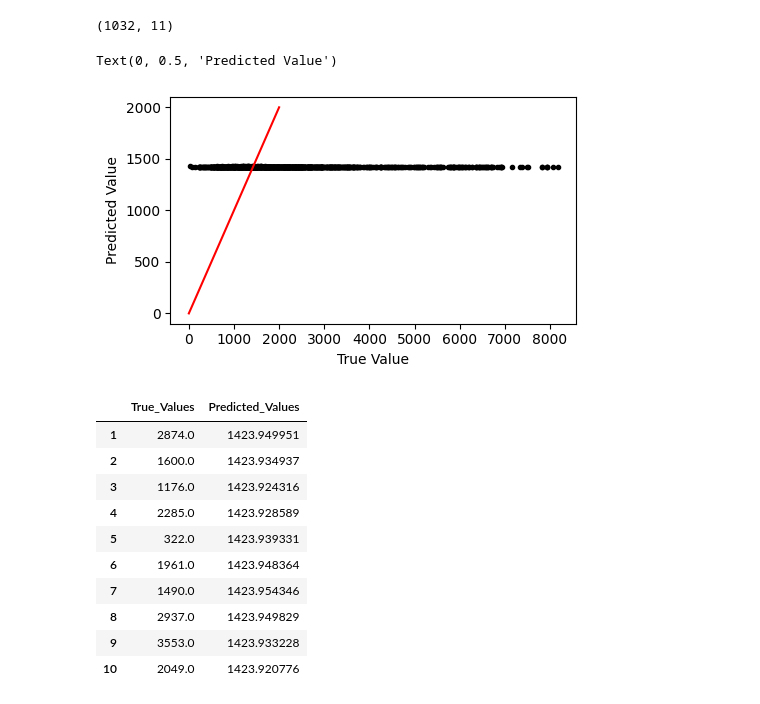
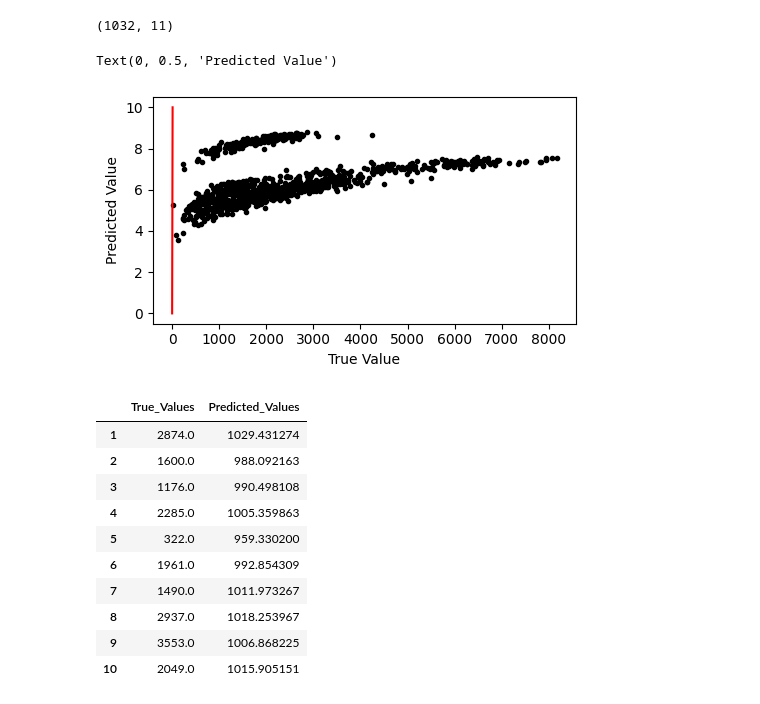
Before and after one commit to yadavrishikesh/BayesNF, a Jupyter notebook: BayesNF_on_EcoCounter_bike.ipynb, the cells around one changed output. Cells and saved outputs as stored; diff of their text form; code cells hidden in the pictures.

```diff
--- a/BayesNF_on_EcoCounter_bike.ipynb
+++ b/BayesNF_on_EcoCounter_bike.ipynb
@@ -68,0 +40,3 @@ plt.gca().spines[['top', 'right',]].set_visible(False)
+# %%
+df_train_log= df_train.copy()
+df_train_log['response'] = np.log1p(df_train_log['response'])
@@ -75,7 +63,7 @@ model = BayesianNeuralFieldMAP(
   freq='D',
   seasonality_periods=['W'], # weekly seasonality
   num_seasonal_harmonics=[2], # 2 harmonics
-  feature_cols=['datetime', 'lat', 'lon', 'elev'	'walkscore', 'num_ppo',	'temp',	'precp', 'visbl',	'wsp'], # time, spatial 1, ..., spatial n
+  feature_cols=['datetime', 'lat', 'lon', 'elev',	'walkscore', 'num_ppo',	'temp',	'precp', 'visbl',	'wsp'], # time, spatial 1, ..., spatial n
   target_col='response',
   observation_model='NORMAL',
   timetype='index'
@@ -83,7 +71,7 @@ model = BayesianNeuralFieldMAP(
 # %%
 # Train MAP ensemble
 model = model.fit(
-    df_train,
+    df_train_log, #df_train,
     seed=jax.random.PRNGKey(0),
     ensemble_size=5,
     num_epochs=500,
@@ -111,6 +99,9 @@ df_test.shape
 df_test_cleaned = df_test.dropna(subset=['response'])
 # Verify that there are no more NA values in any column
 print(df_test_cleaned.isnull().sum())
+
+df_test_cleaned_log= df_test_cleaned.copy()
+df_test_cleaned_log['response']= np.log1p(df_test_cleaned_log['response'])
 # %% [output]
 datetime     0
 elev         0
@@ -136,26 +127,26 @@ df_test_cleaned.shape
 (1032, 11)
 # %%
 fig, ax = plt.subplots(figsize=(5,3), tight_layout=True)
-ax.scatter(df_test_cleaned.response, yhat_quantiles[1], marker='.', color='k')
-ax.plot([0, 2000], [0, 2000], color='red')
+ax.scatter(df_test_cleaned_log.response, yhat_quantiles[1], marker='.', color='k')
+ax.plot([0, 10], [0, 10], color='red')
 ax.set_xlabel('True Value')
 ax.set_ylabel('Predicted Value')
 # %% [output]
 Text(0, 0.5, 'Predicted Value')
-[figure, old version]
+[figure, new version]
 # %%
 predictions_df = pd.DataFrame({'True_Values': df_test_cleaned.response,
                                'Predicted_Values': yhat_quantiles[1]})
 predictions_df.head(10)
 # %% [output]
 |  | True_Values | Predicted_Values |
-| 1 | 2874.0 | 1423.949951 |
-| 2 | 1600.0 | 1423.934937 |
-| 3 | 1176.0 | 1423.924316 |
-| 4 | 2285.0 | 1423.928589 |
-| 5 | 322.0 | 1423.939331 |
-| 6 | 1961.0 | 1423.948364 |
-| 7 | 1490.0 | 1423.954346 |
-| 8 | 2937.0 | 1423.949829 |
-| 9 | 3553.0 | 1423.933228 |
-| 10 | 2049.0 | 1423.920776 |
+| 1 | 2874.0 | 1029.431274 |
+| 2 | 1600.0 | 988.092163 |
+| 3 | 1176.0 | 990.498108 |
+| 4 | 2285.0 | 1005.359863 |
+| 5 | 322.0 | 959.330200 |
+| 6 | 1961.0 | 992.854309 |
+| 7 | 1490.0 | 1011.973267 |
+| 8 | 2937.0 | 1018.253967 |
+| 9 | 3553.0 | 1006.868225 |
+| 10 | 2049.0 | 1015.905151 |
```
Also changed, not shown: parts of 4 cells of this notebook.
